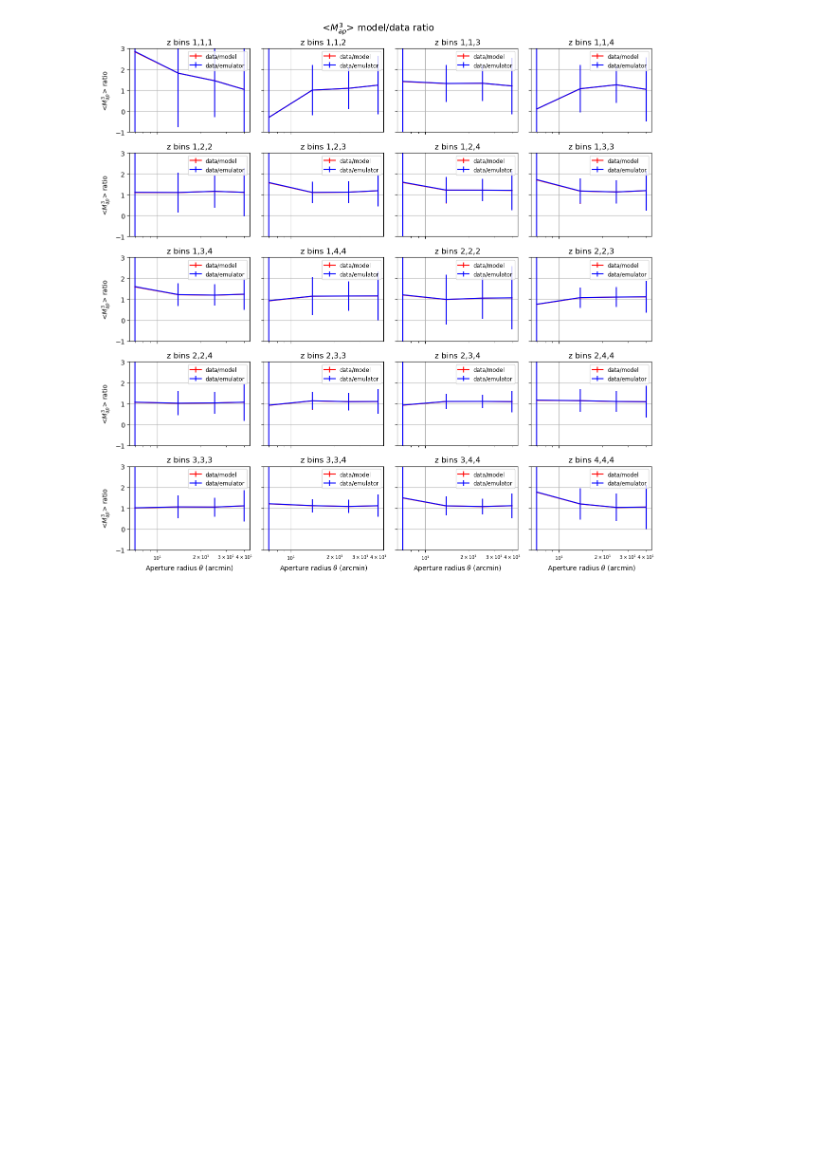
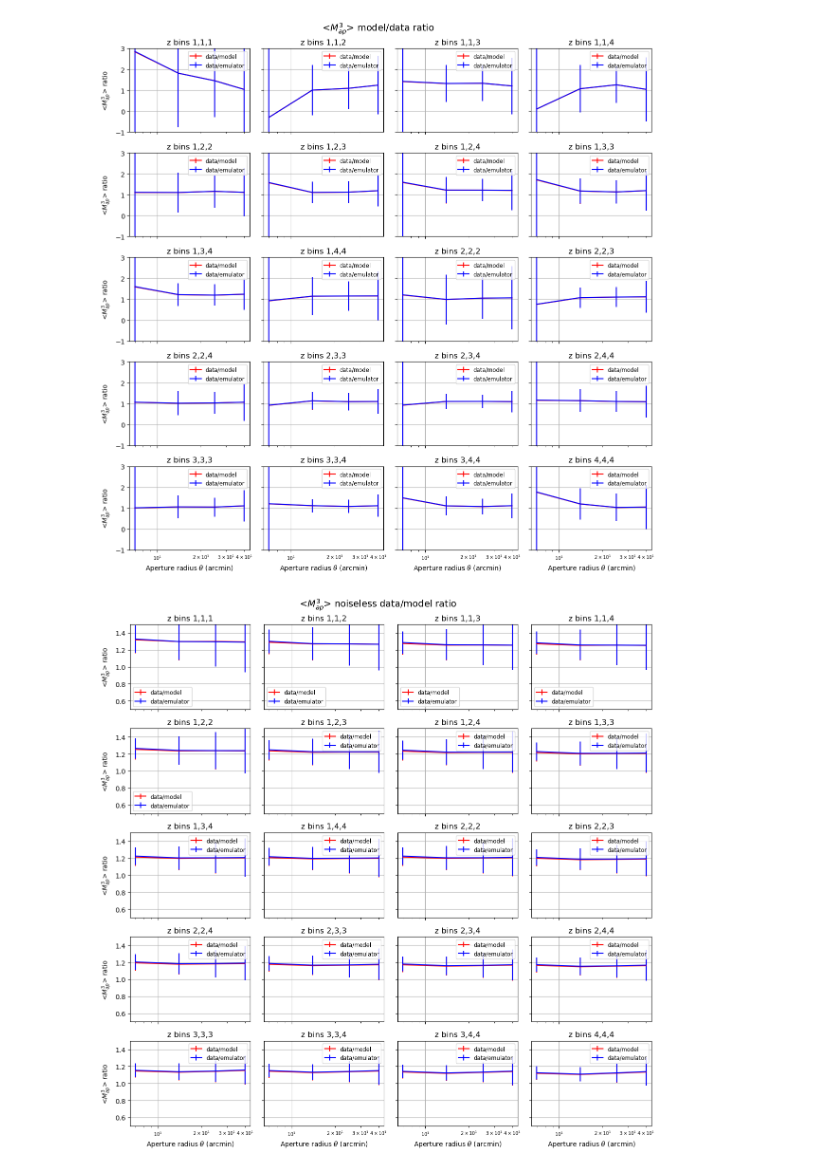
Before and after one commit to rchgomes/3pcf_integrator, a Jupyter notebook: plot-notebooks/Model_with_cosmogrid_params.ipynb, the cells around one changed output. Saved outputs shown, nothing was run; the diff lists cells and outputs as text; code cells hidden in the pictures; blank space fills up the shorter version.

```diff
--- a/plot-notebooks/Model_with_cosmogrid_params.ipynb
+++ b/plot-notebooks/Model_with_cosmogrid_params.ipynb
@@ -173,3 +176,46 @@ plt.tight_layout()
 plt.show()
 # %% [output]
 [figure]
+# %%
+data_sections = np.split(datavector_0, 20)
+errors = np.sqrt(np.diag(cov))
+
+indx = [[1,1,1],[1,1,2],[1,1,3],[1,1,4],[1,2,2],[1,2,3],[1,2,4],[1,3,3],[1,3,4],[1,4,4],[2,2,2],
+        [2,2,3],[2,2,4],[2,3,3],[2,3,4],[2,4,4],[3,3,3],[3,3,4],[3,4,4],[4,4,4]]
+
+fig, axs = plt.subplots(5, 4, figsize=(12, 12), sharey=True, sharex=True)
+
+# Flatten the axes array for easy iteration
+axs = axs.flatten()
+
+# Iterate over each subplot and plot the data
+for i, ax in enumerate(axs):
+    x_values = np.array([7,14,25,40])
+    y_values = data_sections[i]
+    ax.errorbar(x_values, data_sections1[i]/theory_sections[i], yerr=errors1[i*4:i*4+4]/theory_sections[i], color='r', label='data/model')
+    ax.errorbar(x_values, data_sections1[i]/emulator_sections[i], yerr=errors1[i*4:i*4+4]/emulator_sections[i], color='b', label='data/emulator')
+    ax.set_title(f'z bins {indx[i][0]},{indx[i][1]},{indx[i][2]}')
+    if i >= 16:
+        ax.set_xlabel(r"Aperture radius $\theta$ (arcmin)")
+
+    ax.tick_params(axis='x', which='both', labelsize=7)
+
+    # Set y labels only for the leftmost column of subplots
+    if i % 4 == 0:
+        ax.set_ylabel(r"<$M_{ap}^3$> ratio")
+
+    ax.set_ylim(0.5,1.5)
+    #ax.set_yscale("log")
+    ax.set_xscale("log")
+    ax.grid()
+    ax.legend(fontsize='small')
+
+fig.suptitle(r"<$M_{ap}^3$> noiseless data/model ratio", fontsize=14)
+
+# Adjust layout to prevent overlap of subplots
+plt.tight_layout()
+
+# Show the plot
+plt.show()
+# %% [output]
+[figure, added]
```
Also changed, not shown: parts of 8 cells of this notebook, 1 other file.
